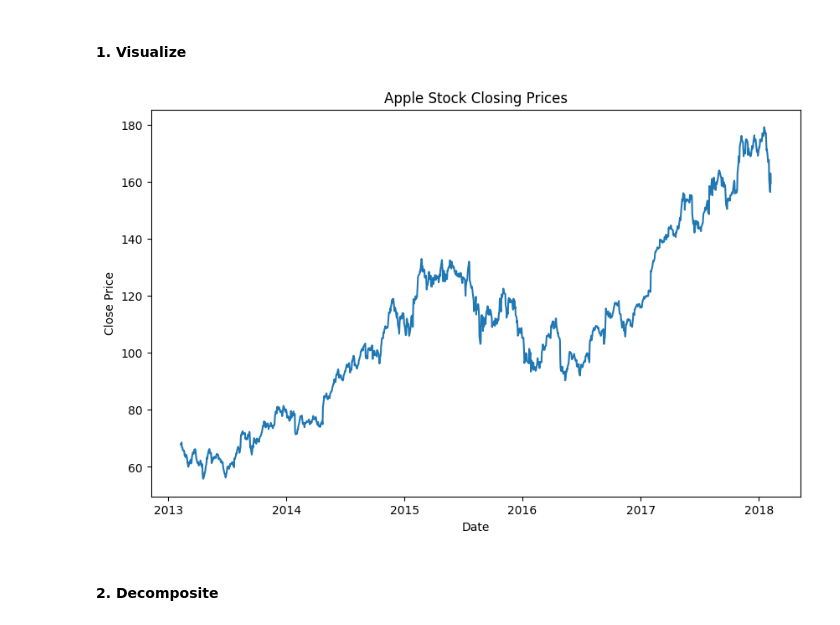
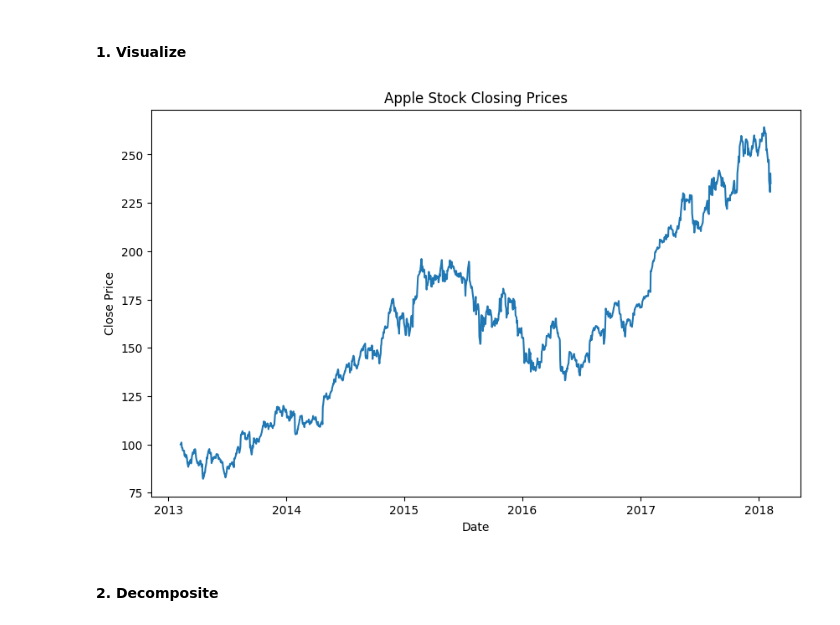
Before and after one commit to chutrunganh/Stock-Price-Prediction-Using-Time-Series, a Jupyter notebook: Code.ipynb, the cells around one changed output. Cells and saved outputs as stored; diff of their text form; code cells hidden in the pictures.

```diff
--- a/Code.ipynb
+++ b/Code.ipynb
@@ -222,0 +233,5 @@ dtype: int64
+# %%
+# Scale by the first value of the series
+benchmark = df['close'].iloc[0]
+df['normalized'] = df['close'].div(benchmark).mul(100)
+df.head()
@@ -223,3 +248,5 @@ dtype: int64
+# %%
+column_used = 'normalized'
 # %% [markdown]
 ### 3. Check Stationary
 # %% [markdown]
@@ -227,16 +254,16 @@ dtype: int64
 # %%
 import matplotlib.pyplot as plt
 
 
 # Plot the closing prices
 plt.figure(figsize=(10, 6))
-plt.plot(df['close'])
+plt.plot(df[column_used])
 plt.title('Apple Stock Closing Prices')
 plt.xlabel('Date')
 plt.ylabel('Close Price')
 plt.show()
 # %% [output]
-[figure, old version]
+[figure, new version]
 # %% [markdown]
 #### 2. Decomposite
 # %% [markdown]
```
Also changed, not shown: parts of 64 cells of this notebook, 2 other files.
